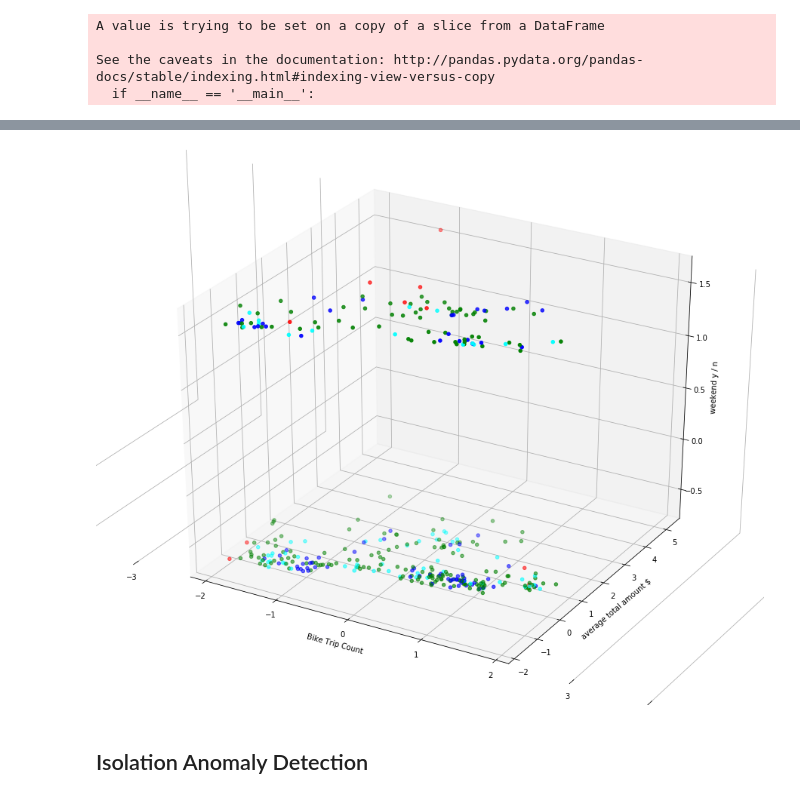
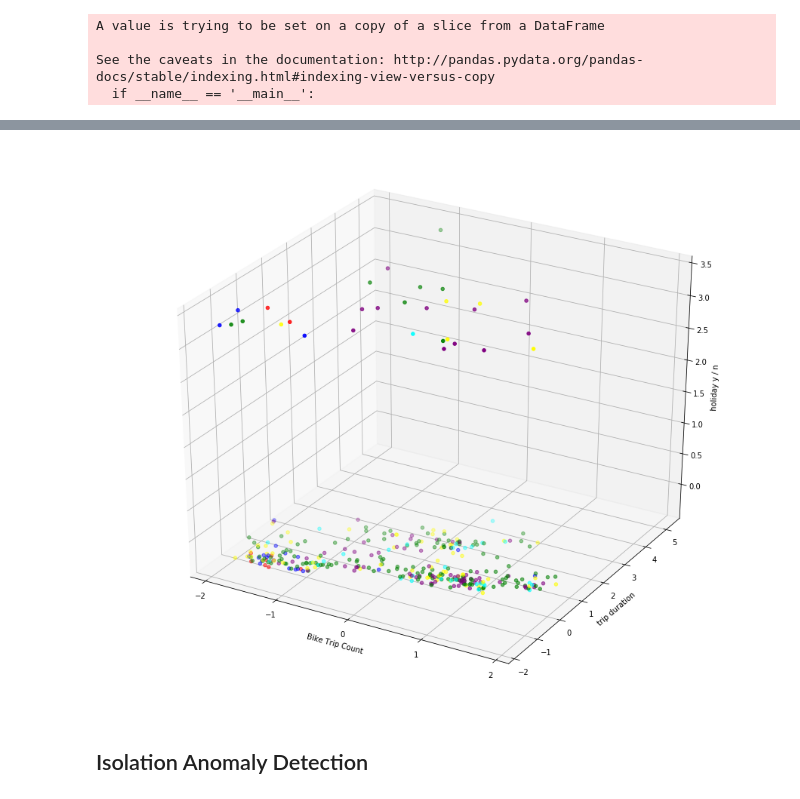
Before and after one commit to gperrin12/anomaly_detection_NYC_transit, a Jupyter notebook: Citi_Month_Stat_Agg.ipynb, the cells around one changed output, grey strips where cells are left out. Cells and saved outputs as stored; diff of their text form; code cells hidden in the pictures.

```diff
--- a/Citi_Month_Stat_Agg.ipynb
+++ b/Citi_Month_Stat_Agg.ipynb
@@ -243,7 +345,7 @@ See the caveats in the documentation: http://pandas.pydata.org/pandas-docs/stabl
 # %%
 cluster_features = ['bike_trip_count', 'tripduration', 'holiday', 'weekend']
 # %%
-X = citi_df_all_day[cluster_features]
+X = citi_df_day_agg[cluster_features]
 X.head(2)
 # %% [output]
 |  | bike_trip_count | tripduration | holiday | weekend |
@@ -292,7 +394,7 @@ res=pd.concat((res,pd.DataFrame(KM.fit_predict(X))),axis=1)
 res.columns=list(range(n))+["cluster"]
 res.loc[:,"score"]=res.apply(lambda x: x[int(x["cluster"])],axis=1)
 # %%
-citi_df_all_day['cluster'] = res.cluster
-citi_df_all_day['km_score'] = res.score
-citi_df_all_day['outlier'] = 0
-citi_df_all_day.sort_values("km_score",ascending=False, inplace=True)
+citi_df_day_agg['cluster'] = res.cluster
+citi_df_day_agg['km_score'] = res.score
+citi_df_day_agg['outlier'] = 0
+citi_df_day_agg.sort_values("km_score",ascending=False, inplace=True)
@@ -306,5 +415,5 @@ citi_df_all_day.head(3)
 # %%
-citi_df_all_day['outlier'][:10] = 1
+citi_df_day_agg['outlier'][:10] = 1
 # %% [output]
 A value is trying to be set on a copy of a slice from a DataFrame
 
@@ -318,7 +427,11 @@ def set_color(Data1):
         return "blue"
     elif (Data1.cluster == 1):
         return "cyan"
+    elif (Data1.cluster == 2):
+        return "purple"
+    elif (Data1.cluster == 3):
+        return "yellow"
     else:
         return "green"
 
-citi_df_all_day = citi_df_all_day.assign(color=citi_df_all_day.apply(set_color, axis=1))
+citi_df_day_agg = citi_df_day_agg.assign(color=citi_df_day_agg.apply(set_color, axis=1))
@@ -325,18 +462,18 @@ citi_df_all_day = citi_df_all_day.assign(color=citi_df_all_day.apply(set_color,
 # %%
 fig = plt.figure(figsize=(12,10))
 ax = Axes3D(fig)
 
-ax.scatter(X.bike_trip_count, X.tripduration, X.weekend, c=citi_df_all_day.color)
+ax.scatter(X.bike_trip_count, X.tripduration, X.holiday, c=citi_df_day_agg.color)
 ax.set_xlabel('Bike Trip Count')
-ax.set_ylabel('average total amount $')
-ax.set_zlabel('weekend y / n')
+ax.set_ylabel('trip duration')
+ax.set_zlabel('holiday y / n')
 # set x ticks and labels
-ax.set_xticks(range(-5, 5, 1))
+ax.set_xticks(range(-2, 3, 1))
 # change fontsize
 for t in ax.zaxis.get_major_ticks(): t.label.set_fontsize(10)
 plt.show()
 # %% [output]
-[figure, old version]
+[figure, new version]
 # %% [markdown]
 ## Isolation Anomaly Detection
 # %% [markdown]
```
Also changed, not shown: parts of 58 cells of this notebook.
